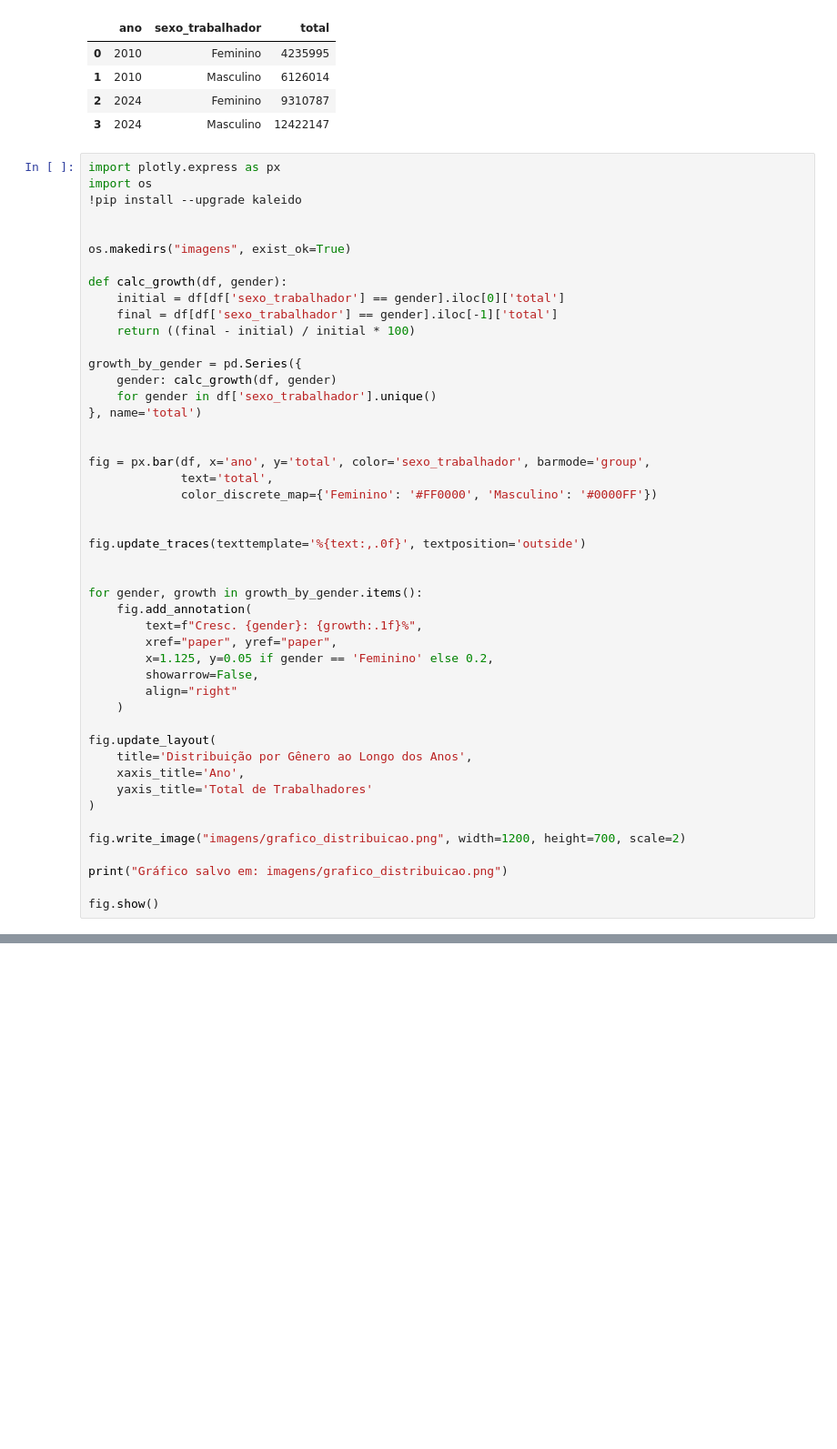
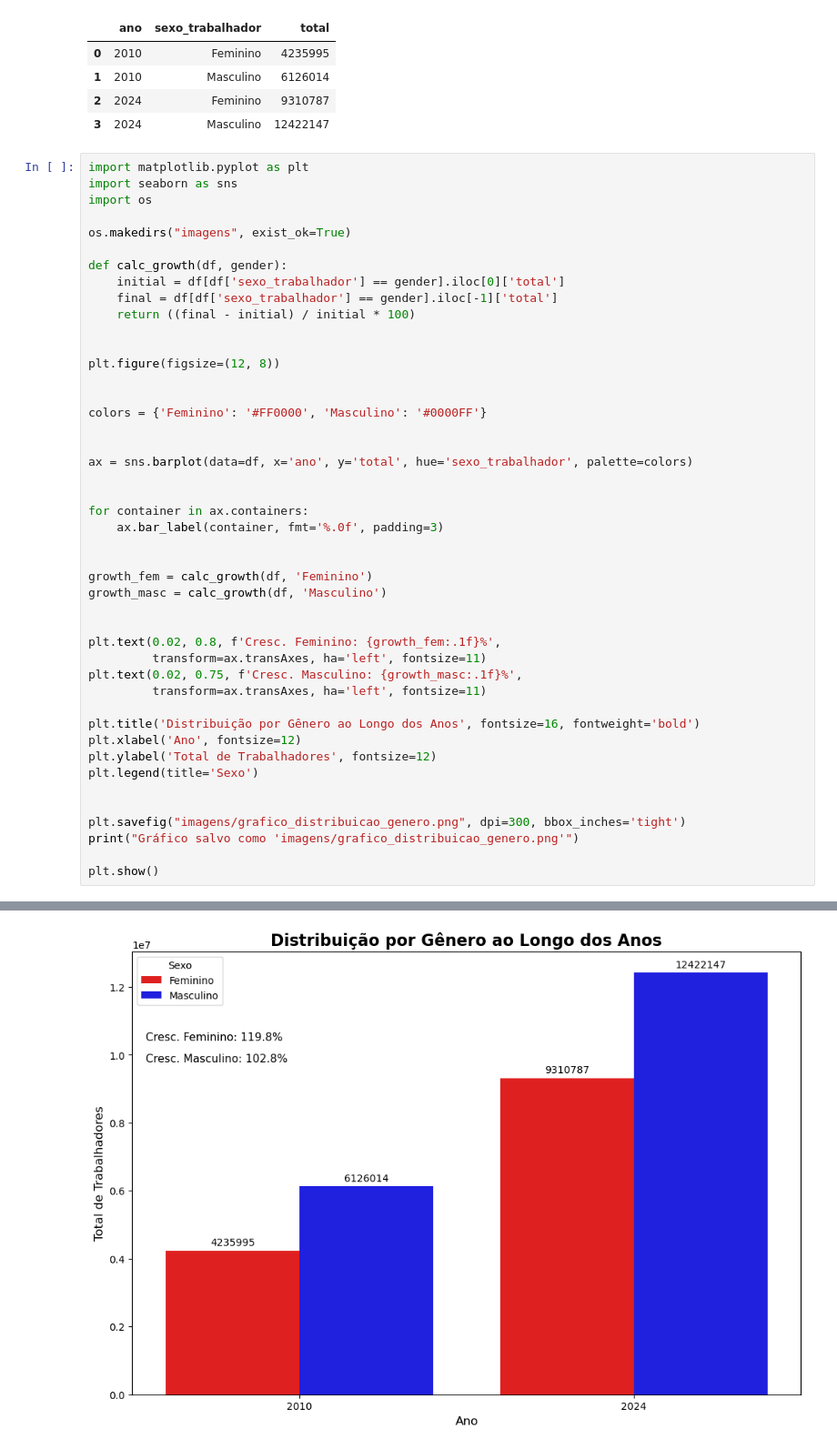
Before and after one commit to espgedu/rais-analytics, a Jupyter notebook: notebooks/distrb_por_gen.ipynb, the cells around one changed output, grey strips where cells are left out. Shown at 91% size. Drawn from its saved outputs; the diff is of its cells as text; blank space fills up the shorter version.

Commit message:
Update no código do gráfico

```diff
--- a/notebooks/distrb_por_gen.ipynb
+++ b/notebooks/distrb_por_gen.ipynb
@@ -11,10 +11,9 @@ df.head()
 | 2 | 2024 | Feminino | 9310787 |
 | 3 | 2024 | Masculino | 12422147 |
 # %%
-import plotly.express as px
+import matplotlib.pyplot as plt
+import seaborn as sns
 import os
-!pip install --upgrade kaleido
-
 
 os.makedirs("imagens", exist_ok=True)
 
@@ -23,38 +22,37 @@ def calc_growth(df, gender):
     final = df[df['sexo_trabalhador'] == gender].iloc[-1]['total']
     return ((final - initial) / initial * 100)
 
-growth_by_gender = pd.Series({
-    gender: calc_growth(df, gender)
-    for gender in df['sexo_trabalhador'].unique()
-}, name='total')
+
+plt.figure(figsize=(12, 8))
 
 
-fig = px.bar(df, x='ano', y='total', color='sexo_trabalhador', barmode='group',
-             text='total',
-             color_discrete_map={'Feminino': '#FF0000', 'Masculino': '#0000FF'})
+colors = {'Feminino': '#FF0000', 'Masculino': '#0000FF'}
 
 
-fig.update_traces(texttemplate='%{text:,.0f}', textposition='outside')
+ax = sns.barplot(data=df, x='ano', y='total', hue='sexo_trabalhador', palette=colors)
 
 
-for gender, growth in growth_by_gender.items():
-    fig.add_annotation(
-        text=f"Cresc. {gender}: {growth:.1f}%",
-        xref="paper", yref="paper",
-        x=1.125, y=0.05 if gender == 'Feminino' else 0.2,
-        showarrow=False,
-        align="right"
-    )
+for container in ax.containers:
+    ax.bar_label(container, fmt='%.0f', padding=3)
 
-fig.update_layout(
-    title='Distribuição por Gênero ao Longo dos Anos',
-    xaxis_title='Ano',
-    yaxis_title='Total de Trabalhadores'
-)
 
-fig.write_image("imagens/grafico_distribuicao.png", width=1200, height=700, scale=2)
+growth_fem = calc_growth(df, 'Feminino')
+growth_masc = calc_growth(df, 'Masculino')
 
-print("Gráfico salvo em: imagens/grafico_distribuicao.png")
 
-fig.show()
+plt.text(0.02, 0.8, f'Cresc. Feminino: {growth_fem:.1f}%',
+         transform=ax.transAxes, ha='left', fontsize=11)
+plt.text(0.02, 0.75, f'Cresc. Masculino: {growth_masc:.1f}%',
+         transform=ax.transAxes, ha='left', fontsize=11)
+
+plt.title('Distribuição por Gênero ao Longo dos Anos', fontsize=16, fontweight='bold')
+plt.xlabel('Ano', fontsize=12)
+plt.ylabel('Total de Trabalhadores', fontsize=12)
+plt.legend(title='Sexo')
+
+
+plt.savefig("imagens/grafico_distribuicao_genero.png", dpi=300, bbox_inches='tight')
+print("Gráfico salvo como 'imagens/grafico_distribuicao_genero.png'")
+
+plt.show()
 # %% [output]
@@ -71,0 +60 @@ which can be installed using pip:
+[figure, added]
```
Also changed, not shown: parts of 2 cells of this notebook.
